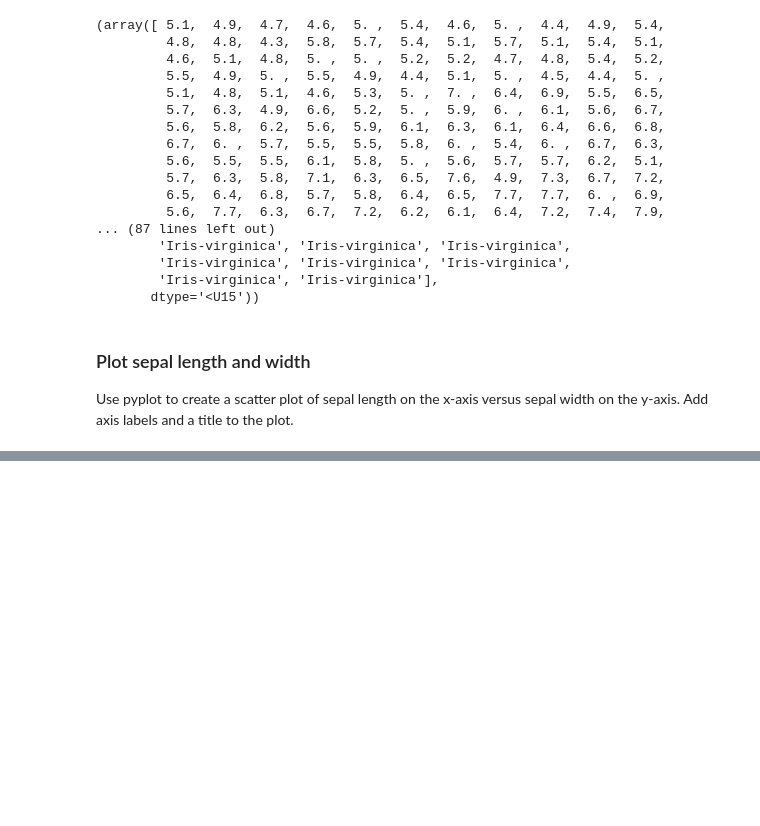
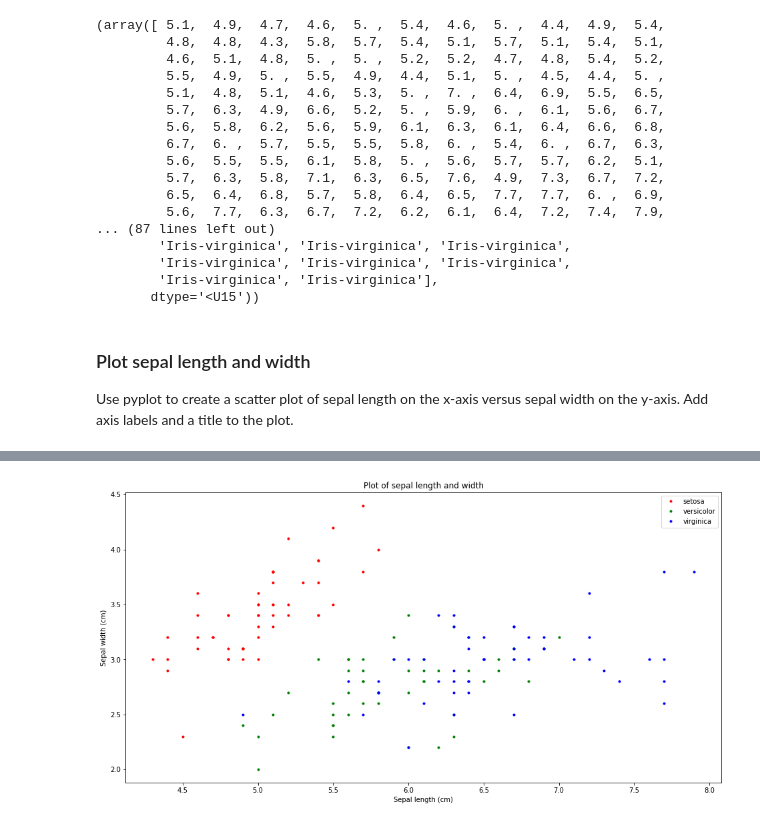
Before and after one commit to KeithWilliamsGMIT/Emerging-Technologies-Jupyter, a Jupyter notebook: iris.ipynb, the cells around one changed output, grey strips where cells are left out. Cells and saved outputs as stored; diff of their text form; code cells hidden in the pictures; blank space fills up the shorter version.

```diff
--- a/iris.ipynb
+++ b/iris.ipynb
@@ -55,0 +58,31 @@ plt.show()
+# %%
+# Adapted from https://gist.github.com/jobliz/2903500
+setosa_sl = []
+setosa_sw = []
+versicolor_sl = []
+versicolor_sw = []
+virginica_sl = []
+virginica_sw = []
+
+for i, label in enumerate(labels):
+    if label == 'Iris-setosa':
+        setosa_sl.append(sl[i])
+        setosa_sw.append(sw[i])
+    elif label == 'Iris-versicolor':
+        versicolor_sl.append(sl[i])
+        versicolor_sw.append(sw[i])
+    elif label == 'Iris-virginica':
+        virginica_sl.append(sl[i])
+        virginica_sw.append(sw[i])
+
+# Plot the data
+plt.plot(setosa_sl, setosa_sw, 'r.', label='setosa')
+plt.plot(versicolor_sl, versicolor_sw, 'g.', label='versicolor')
+plt.plot(virginica_sl, virginica_sw, 'b.', label='virginica')
+plt.xlabel('Sepal length (cm)')
+plt.ylabel('Sepal width (cm)')
+plt.title('Plot of sepal length and width')
+plt.legend()
+plt.show()
+# %% [output]
+[figure, added]
```
Also changed, not shown: parts of 2 cells of this notebook, 1 other file.
